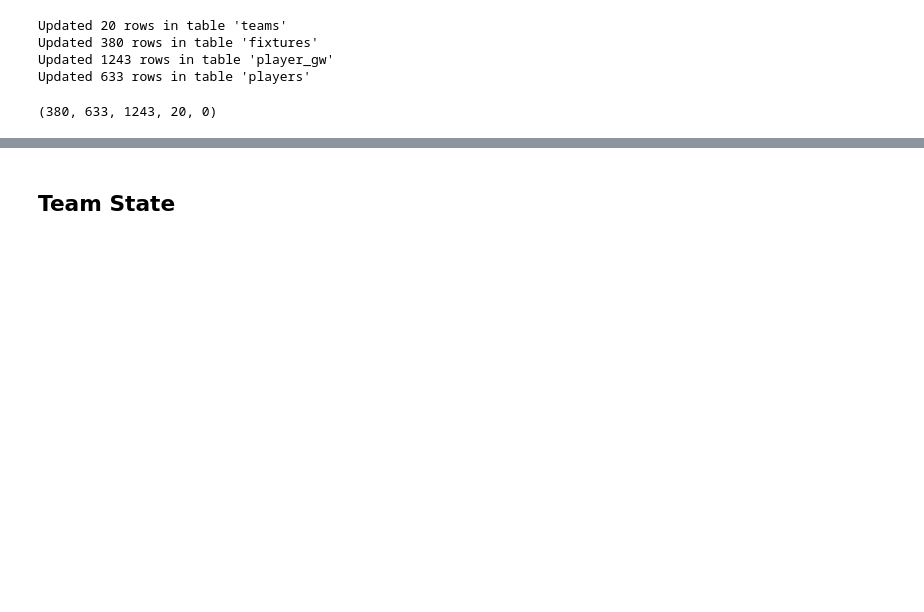
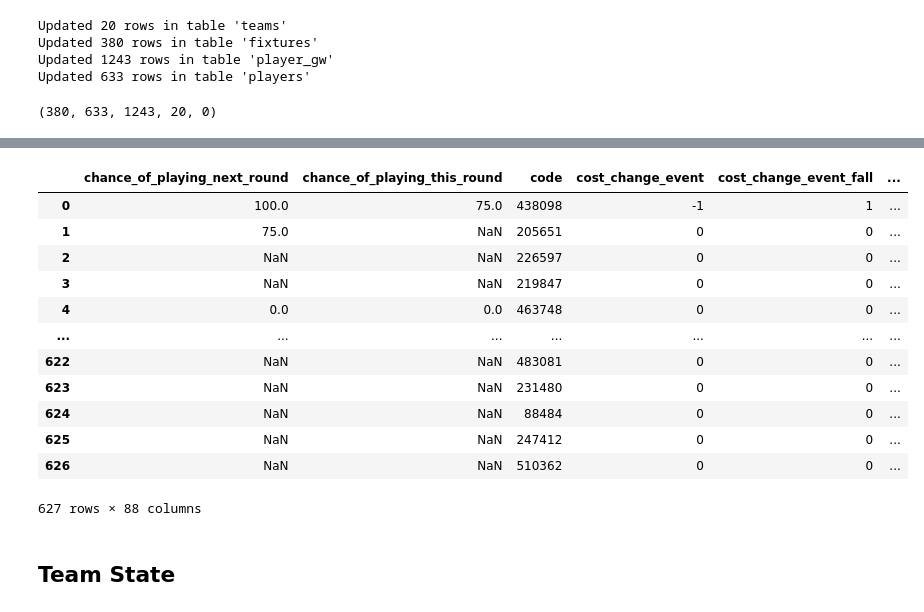
Before and after one commit to houstonwarren/FPLmanager, a Jupyter notebook: demo.ipynb, the cells around one changed output, grey strips where cells are left out. Drawn from its saved outputs; the diff is of its cells as text; code cells hidden in the pictures; blank space fills up the shorter version.

```diff
--- a/demo.ipynb
+++ b/demo.ipynb
@@ -54,3 +90,19 @@ len(fixtures), len(players), len(player_gws), len(teams), len(prices)
+# %%
+pd.DataFrame(get_bootstrap_data()['elements'])
+# %% [output]
+|  | chance_of_playing_next_round | chance_of_playing_this_round | code | cost_change_event | cost_change_event_fall | ... |
+| 0 | 100.0 | 75.0 | 438098 | -1 | 1 | ... |
+| 1 | 75.0 | NaN | 205651 | 0 | 0 | ... |
+| 2 | NaN | NaN | 226597 | 0 | 0 | ... |
+| 3 | NaN | NaN | 219847 | 0 | 0 | ... |
+| 4 | 0.0 | 0.0 | 463748 | 0 | 0 | ... |
+| ... | ... | ... | ... | ... | ... | ... |
+| 622 | NaN | NaN | 483081 | 0 | 0 | ... |
+| 623 | NaN | NaN | 231480 | 0 | 0 | ... |
+| 624 | NaN | NaN | 88484 | 0 | 0 | ... |
+| 625 | NaN | NaN | 247412 | 0 | 0 | ... |
+| 626 | NaN | NaN | 510362 | 0 | 0 | ... |
+627 rows × 88 columns
 # %% [markdown]
 ## Team State
 # %%
```
Also changed, not shown: parts of 3 cells of this notebook, 5 other files.
